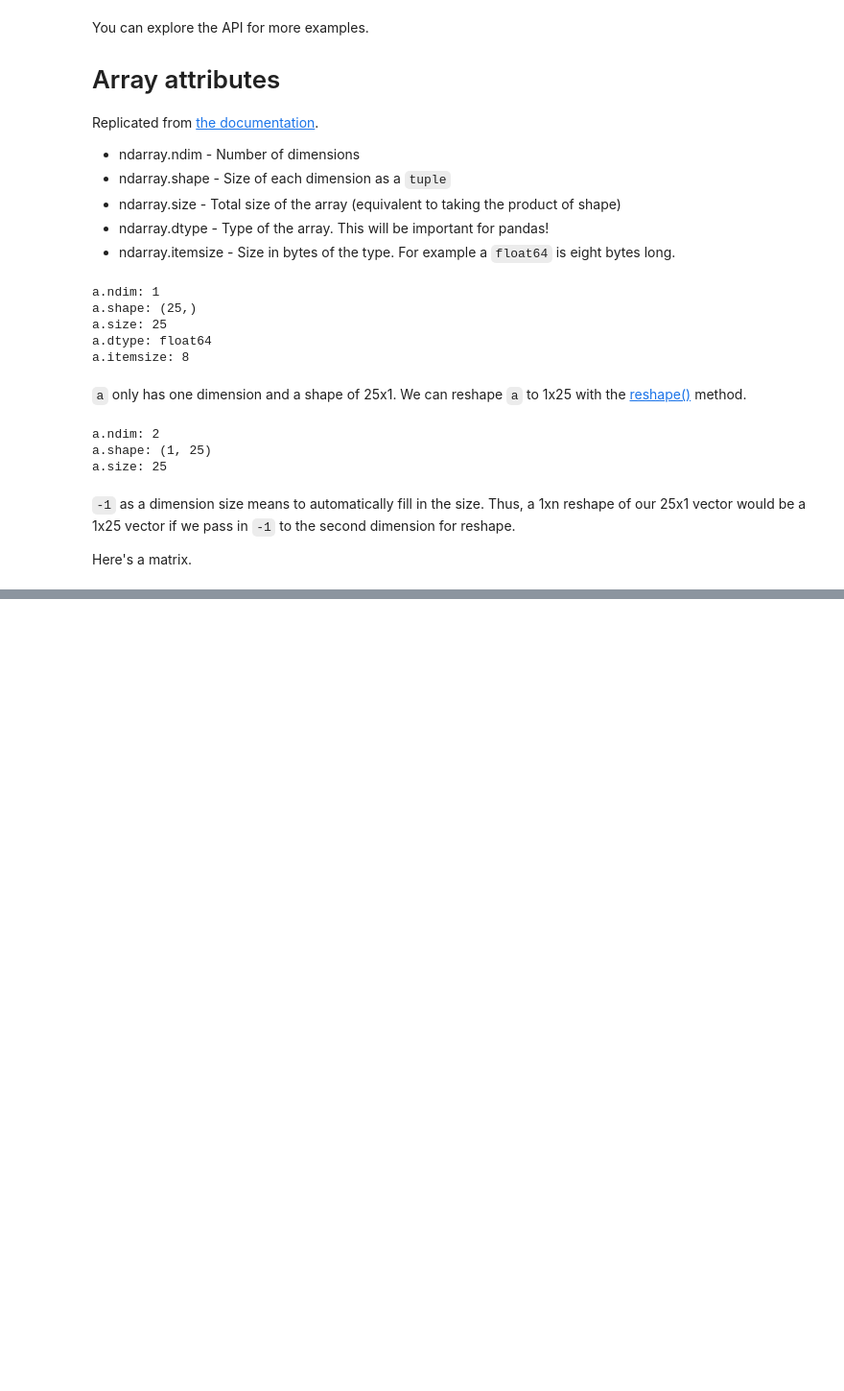
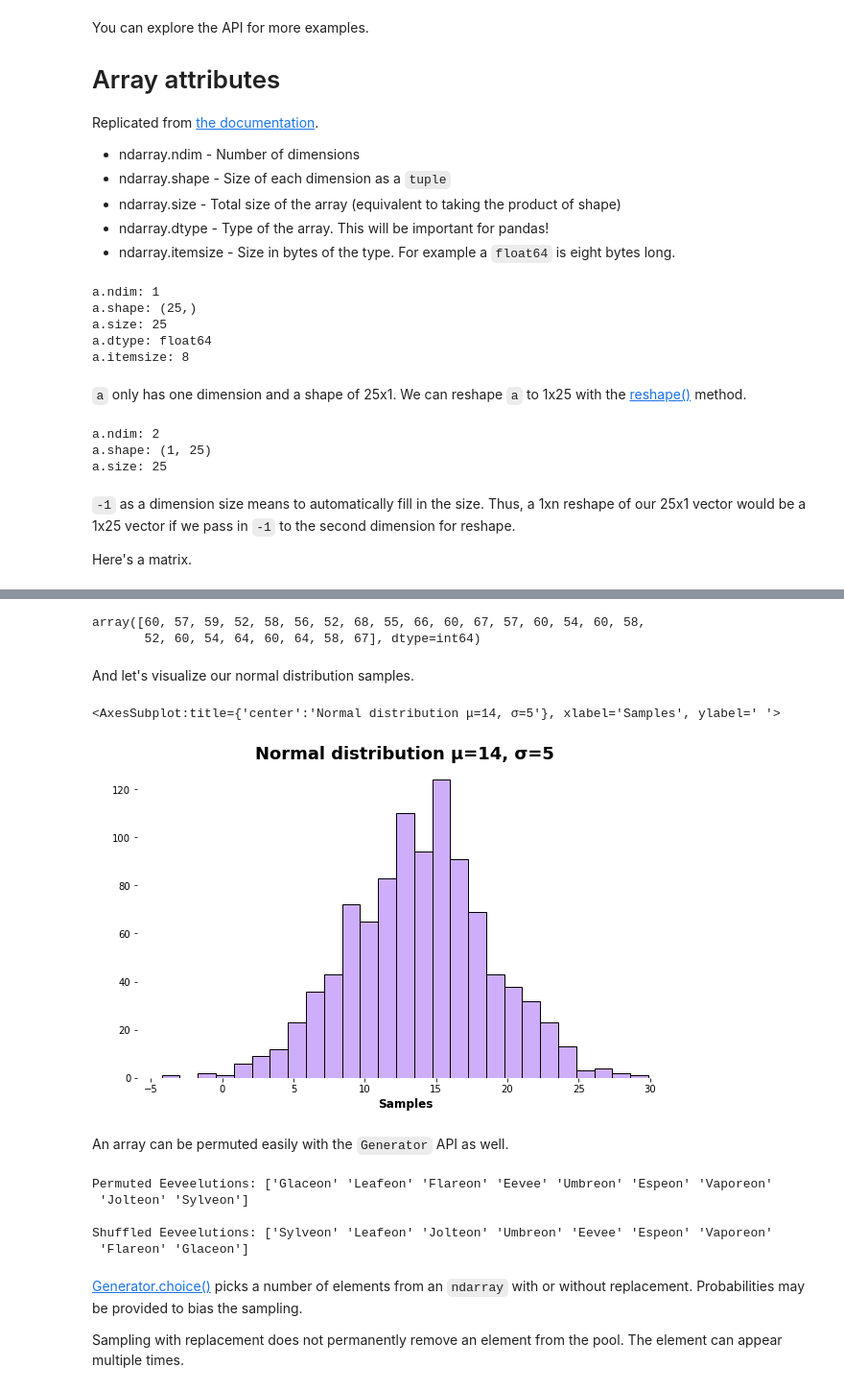
Before and after one commit to joshuamegnauth54/data765-intro-python-tutoring, a Jupyter notebook: notebooks/07-numpy_basics.ipynb, the cells around one changed output, grey strips where cells are left out. Shown: that part at 96% size. Drawn from its saved outputs; the diff is of its cells as text; code cells hidden in the pictures; blank space fills up the shorter version.

```diff
--- a/notebooks/07-numpy_basics.ipynb
+++ b/notebooks/07-numpy_basics.ipynb
@@ -163,0 +168,7 @@ Now let's take a look at NumPy's `random` module!
+# %%
+# rng is now our random number generator.
+rng = np.random.default_rng(42)
+
+# Random floats with the shape 5x1
+rfloats = rng.random(5)
+rfloats
@@ -163,0 +192,69 @@ Now let's take a look at NumPy's `random` module!
+# %%
+# 1000 samples from a normal distribution with mean=14 and std=5
+rnormal = rng.normal(14, 5, 1000)
+
+# Binomial distribution
+# 100 trials with a .6 probability of success repeated 25 times
+rbinomial = rng.binomial(100, .6, 25)
+rbinomial
+# %% [output]
+array([60, 57, 59, 52, 58, 56, 52, 68, 55, 66, 60, 67, 57, 60, 54, 60, 58,
+       52, 60, 54, 64, 60, 64, 58, 67], dtype=int64)
+# %% [markdown]
+And let's visualize our normal distribution samples.
+# %%
+import matplotlib.pyplot as plt
+import seaborn as sns
+
+norm_fig, norm_ax = plt.subplots(figsize=(10, 6))
+
+# Labels
+norm_ax.set_title("Normal distribution μ=14, σ=5",
+                  {"fontweight": "bold",
+                   "fontsize": 18})
+norm_ax.set_xlabel("Samples",
+                   {"fontweight": "bold",
+                    "fontsize": 12})
+norm_ax.set_ylabel(' ')
+
+# Minimalism
+norm_ax.set_frame_on(False)
+
+# Plot on customized axes
+sns.histplot(rnormal,
+             bins="fd",
+             color="#bd93f9",
+             ax=norm_ax)
+# %% [output]
+<AxesSubplot:title={'center':'Normal distribution μ=14, σ=5'}, xlabel='Samples', ylabel=' '>
+[figure, added]
+# %% [markdown]
+An array can be permuted easily with the `Generator` API as well.
+# %%
+eeveelution  = np.array(["Eevee",
+                         "Vaporeon",
+                         "Jolteon",
+                         "Flareon",
+                         "Espeon",
+                         "Umbreon",
+                         "Leafeon",
+                         "Glaceon",
+                         "Sylveon"])
+
+# Permute returns a copy
+eevees_shuffled = rng.permutation(eeveelution)
+print(f"Permuted Eeveelutions: {eevees_shuffled}\n")
+
+# Shuffle permutes in place
+rng.shuffle(eevees_shuffled)
+print(f"Shuffled Eeveelutions: {eevees_shuffled}")
+# %% [output]
+Permuted Eeveelutions: ['Glaceon' 'Leafeon' 'Flareon' 'Eevee' 'Umbreon' 'Espeon' 'Vaporeon'
+ 'Jolteon' 'Sylveon']
+
+Shuffled Eeveelutions: ['Sylveon' 'Leafeon' 'Jolteon' 'Umbreon' 'Eevee' 'Espeon' 'Vaporeon'
+ 'Flareon' 'Glaceon']
+# %% [markdown]
+[Generator.choice()](https://numpy.org/doc/stable/reference/random/generated/numpy.random.Generator.choice.html#numpy.random.Generator.choice) picks a number of elements from an `ndarray` with or without replacement. Probabilities may be provided to bias the sampling.
+
+Sampling with replacement does not permanently remove an element from the pool. The element can appear multiple times.
```
Also changed, not shown: parts of 25 cells of this notebook.
